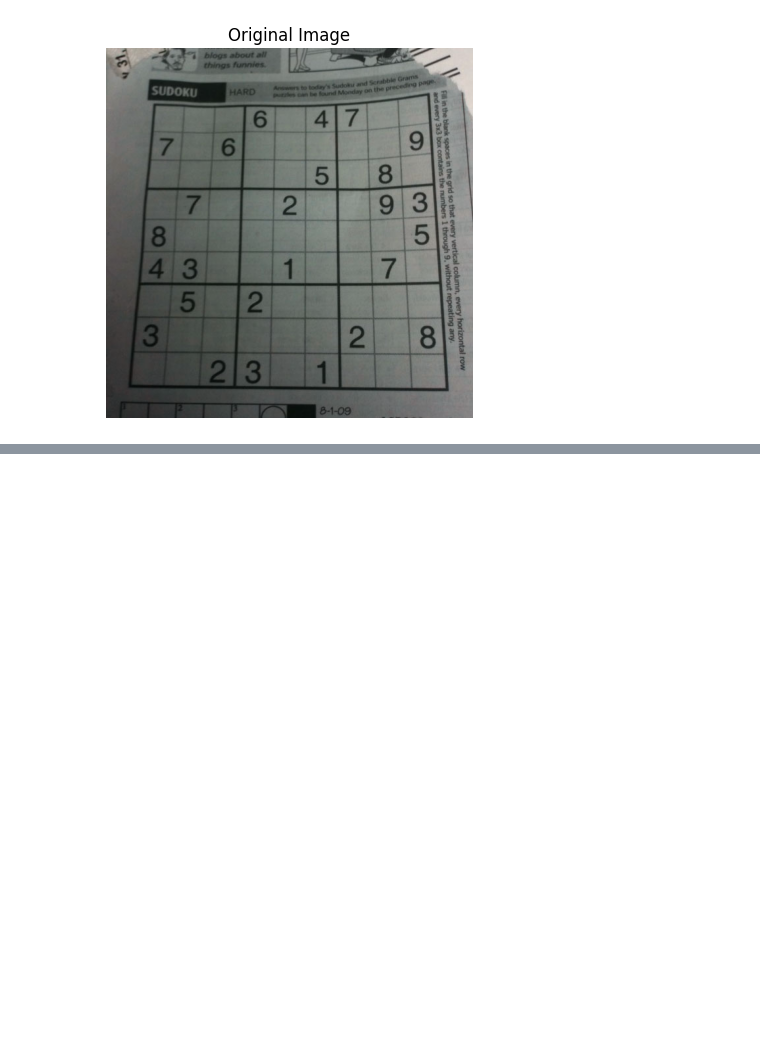
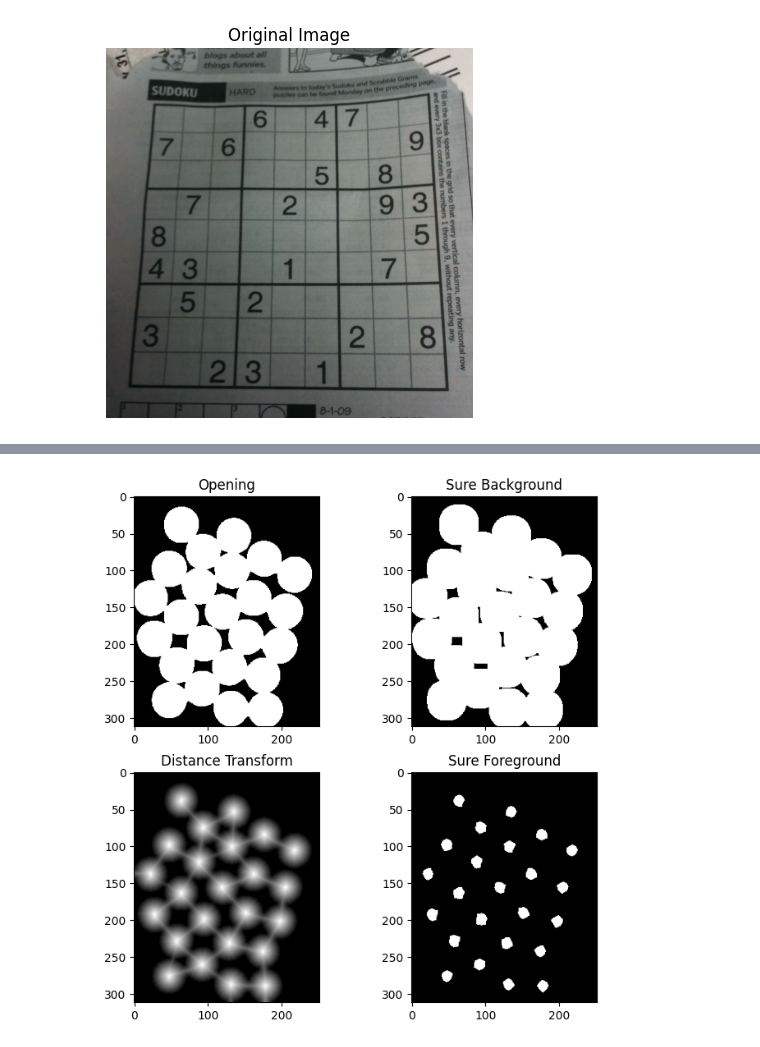
Before and after one commit to monkin77/feup-vc, a Jupyter notebook: weekly_exercises/week5.ipynb, the cells around one changed output, grey strips where cells are left out. Saved outputs shown, nothing was run; the diff lists cells and outputs as text; code cells hidden in the pictures; blank space fills up the shorter version.

```diff
--- a/weekly_exercises/week5.ipynb
+++ b/weekly_exercises/week5.ipynb
@@ -188,0 +223,33 @@ labels:  (314154, 1)
+# %%
+# Now we need to remove any small white noise in the image. We'll use morphological opening for that. TO remove any small holes in the object, we cna use morphological closing.
+# So, we will end up with:
+# Foreground -> Region near the center of objects we are sure its foreground
+# Background -> Region much away from the objects we are sure its background
+# Unknown -> Region which may be foreground or background
+
+# We will use the distance transform to extract the area we are use its foreground and dilation to extract the area we are sure its background.
+
+# Noise removal
+kernel = np.ones((3, 3), np.uint8)
+opening = cv2.morphologyEx(threshImg, cv2.MORPH_OPEN, kernel, iterations=2)
+
+# sure background area
+sure_bg = cv2.dilate(opening, kernel, iterations=3)
+
+# sure foreground area. Erosion could be used instead of distance transform if we are sure that the objects are not touching each other.
+dist_transform = cv2.distanceTransform(opening, cv2.DIST_L2, 5)
+ret, sure_fg = cv2.threshold(dist_transform, 0.7*dist_transform.max(), 255, 0)
+
+# Finding unknown region
+sure_fg = np.uint8(sure_fg)
+unknown = cv2.subtract(sure_bg, sure_fg)
+
+# Show the results
+plt.rcParams["figure.figsize"] = (8, 8)
+plt.subplot(221), plt.imshow(opening, 'gray'), plt.title("Opening")
+plt.subplot(222), plt.imshow(sure_bg, 'gray'), plt.title("Sure Background")
+plt.subplot(223), plt.imshow(dist_transform, 'gray'), plt.title("Distance Transform")
+plt.subplot(224), plt.imshow(sure_fg, 'gray'), plt.title("Sure Foreground")
+plt.show()
+# %% [output]
+[figure, added]
```
Also changed, not shown: parts of 6 cells of this notebook.
